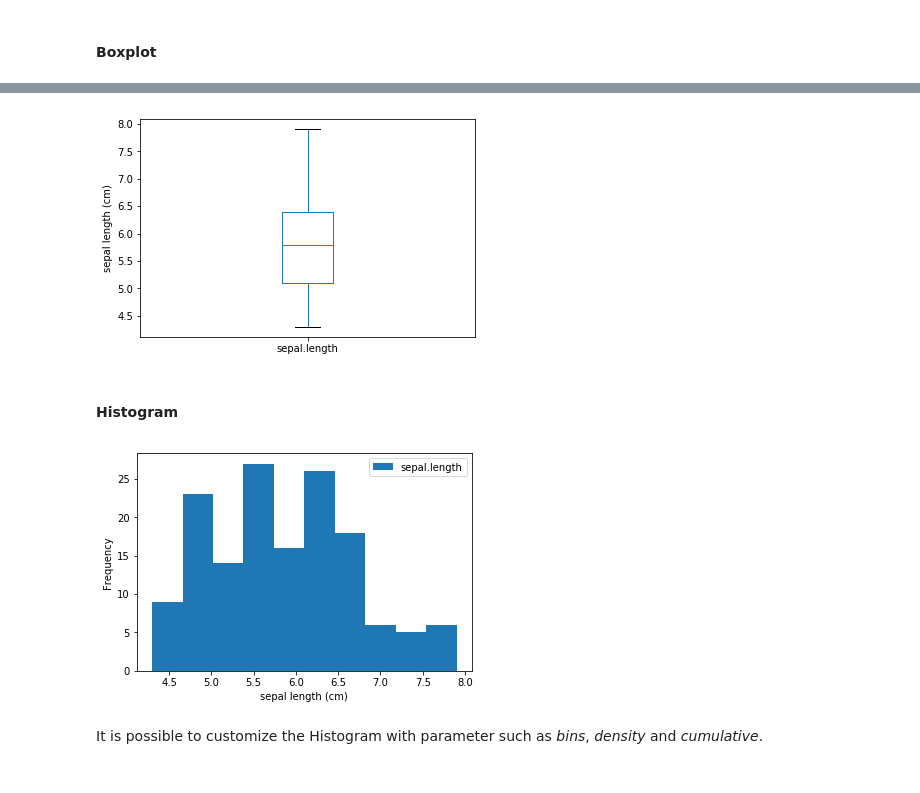
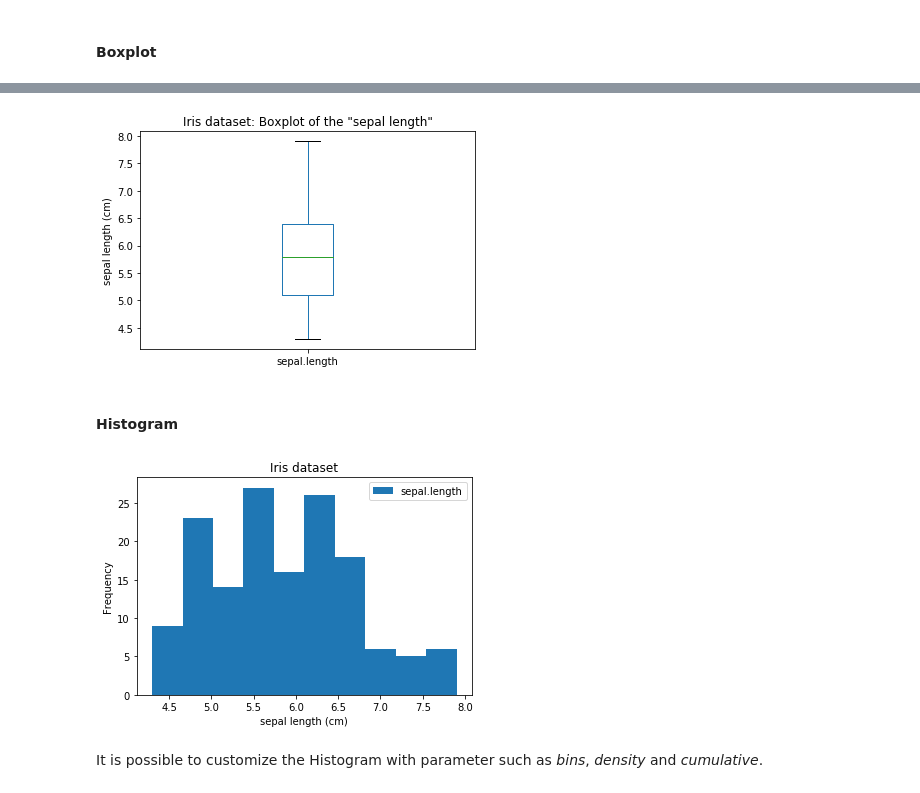
Before and after one commit to kaymal/python-teach, a Jupyter notebook: Python for Data Science/Data Analysis with Pandas.ipynb, the cells around one changed output, grey strips where cells are left out. Saved outputs shown, nothing was run; the diff lists cells and outputs as text; code cells hidden in the pictures.

```diff
--- a/Python for Data Science/Data Analysis with Pandas.ipynb
+++ b/Python for Data Science/Data Analysis with Pandas.ipynb
@@ -206,16 +213,24 @@ plt.show()
 # %%
-df.plot(y='sepal.length', kind='box') # Boxplot for a specific variable
+df.plot(y='sepal.length', kind='box') # Boxplot for a specific variable/column
+
+# Label the axes and show the graph
+plt.title('Iris dataset: Boxplot of the "sepal length"')
 plt.ylabel('sepal length (cm)')
+
 plt.show()
 # %% [output]
-[figure, old version]
+[figure, new version]
 # %% [markdown]
 #### Histogram
 # %%
 df.plot(y='sepal.length', kind='hist')
-In [16]: plt.xlabel('sepal length (cm)')
-In [17]: plt.show()
+
+# Label the axes and show the graph
+plt.title('Iris dataset')
+plt.xlabel('sepal length (cm)')
+
+plt.show()
 # %% [output]
-[figure, old version]
+[figure, new version]
 # %% [markdown]
 It is possible to customize the Histogram with parameter such as _bins_, _density_ and _cumulative_.
```
Also changed, not shown: parts of 8 cells of this notebook.
